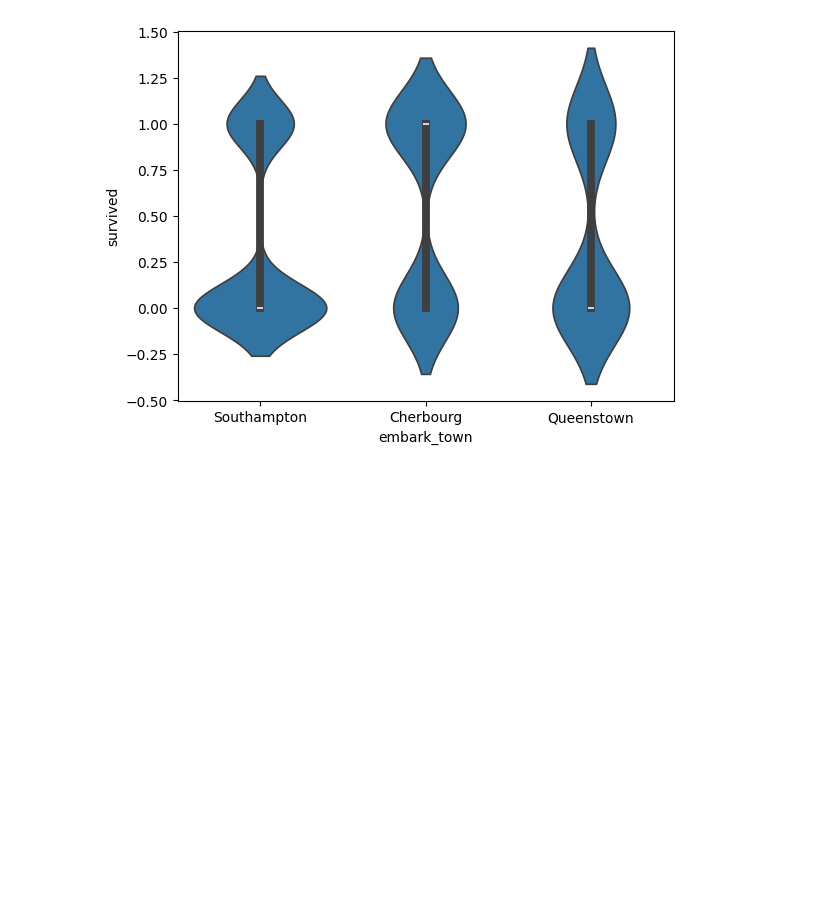
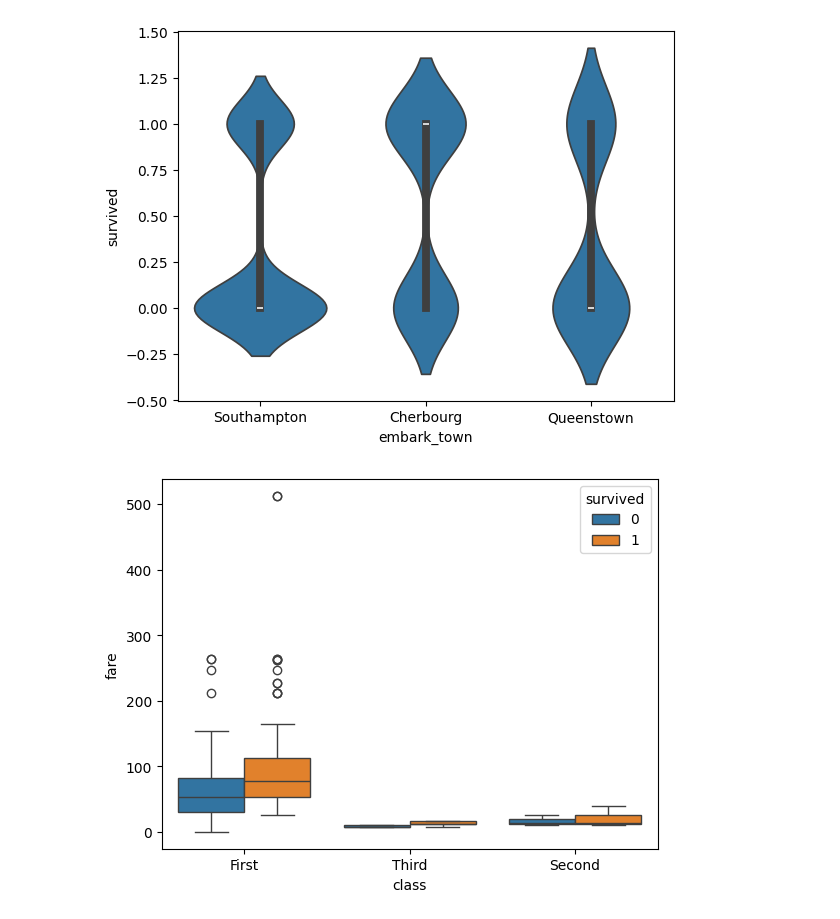
Before and after one commit to RanjithM12/OpenAI_Training, a Jupyter notebook: Sep24_002_EDA_Visuals.ipynb, the cells around one changed output. Drawn from its saved outputs; the diff is of its cells as text; code cells hidden in the pictures; blank space fills up the shorter version.

```diff
--- a/Sep24_002_EDA_Visuals.ipynb
+++ b/Sep24_002_EDA_Visuals.ipynb
@@ -364,3 +364,7 @@ sns.violinplot(data=ti, x='class', y='survived');
 sns.violinplot(data=ti, x='embark_town', y='survived');
 # %% [output]
 [figure]
+# %%
+sns.boxplot(data=ti, x='class', y='fare', hue='survived');
+# %% [output]
+[figure, added]
```
Also changed, not shown: parts of 1 cell of this notebook.
